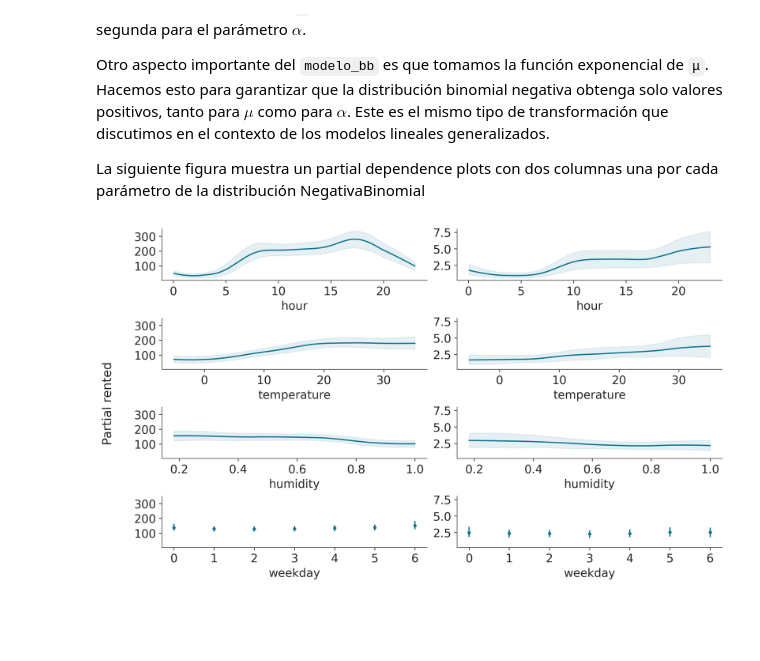
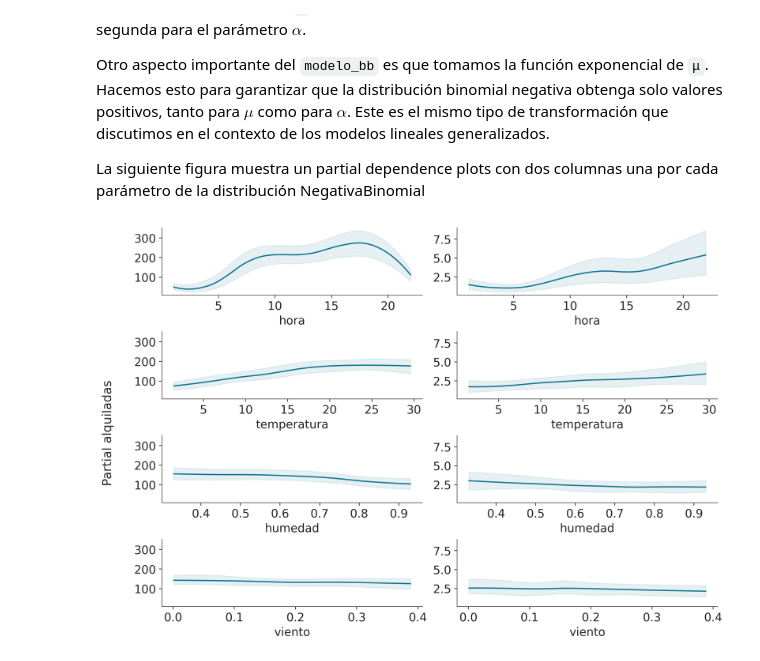
Before and after one commit to LCD-UNSAM/estadistica_e_inferencia_II, a Jupyter notebook: 08_BART.ipynb, the cells around one changed output. Cells and saved outputs as stored; diff of their text form; code cells hidden in the pictures; blank space fills up the shorter version.

```diff
--- a/08_BART.ipynb
+++ b/08_BART.ipynb
@@ -222,16 +222,18 @@ Veamos otro ejemplo, esta vez usando el dataset de bikes.
 # %%
-bikes = pd.read_csv("datos/bikes.csv")
+bicis = pd.read_csv("datos/bicis.csv")
 
-features = ["hour", "temperature", "humidity", "weekday"]
+features = ["hora", "temperatura", "humedad", "viento"]
 
-X = bikes[features]
-Y = bikes["rented"]
+X = bicis[features]
+Y = bicis["alquiladas"]
 # %%
-with pm.Model() as model_bikes:
+with pm.Model() as modelo_bicis:
     α = pm.Exponential("α", 1)
     μ = pmb.BART("μ", X, np.log(Y), m=50)
+
     y = pm.NegativeBinomial("y", mu=pm.math.exp(μ), alpha=α, observed=Y)
-    idata_bikes = pm.sample(compute_convergence_checks=False, random_seed=RANDOM_SEED)
+
+    idata_bicis = pm.sample(compute_convergence_checks=False, random_seed=RANDOM_SEED)
 # %% [output]
 Multiprocess sampling (4 chains in 4 jobs)
 CompoundStep
@@ -339,8 +341,6 @@ Otro aspecto importante del `modelo_bb` es que tomamos la función exponencial d
 
 La siguiente figura muestra un partial dependence plots con dos columnas una por cada parámetro de la distribución NegativaBinomial
 # %%
-pmb.plot_pdp(μ, X, Y,
-             xs_interval="insample", func=np.exp , var_discrete=[3],
-             grid=(4, 2), sharey="col", figsize=(10, 7));
+pmb.plot_pdp(μ, X, Y, func=np.exp, grid=(4, 2), sharey="col", figsize=(10, 7));
 # %% [output]
-[figure, old version]
+[figure, new version]
```
Also changed, not shown: parts of 9 cells of this notebook, 4 other files.
